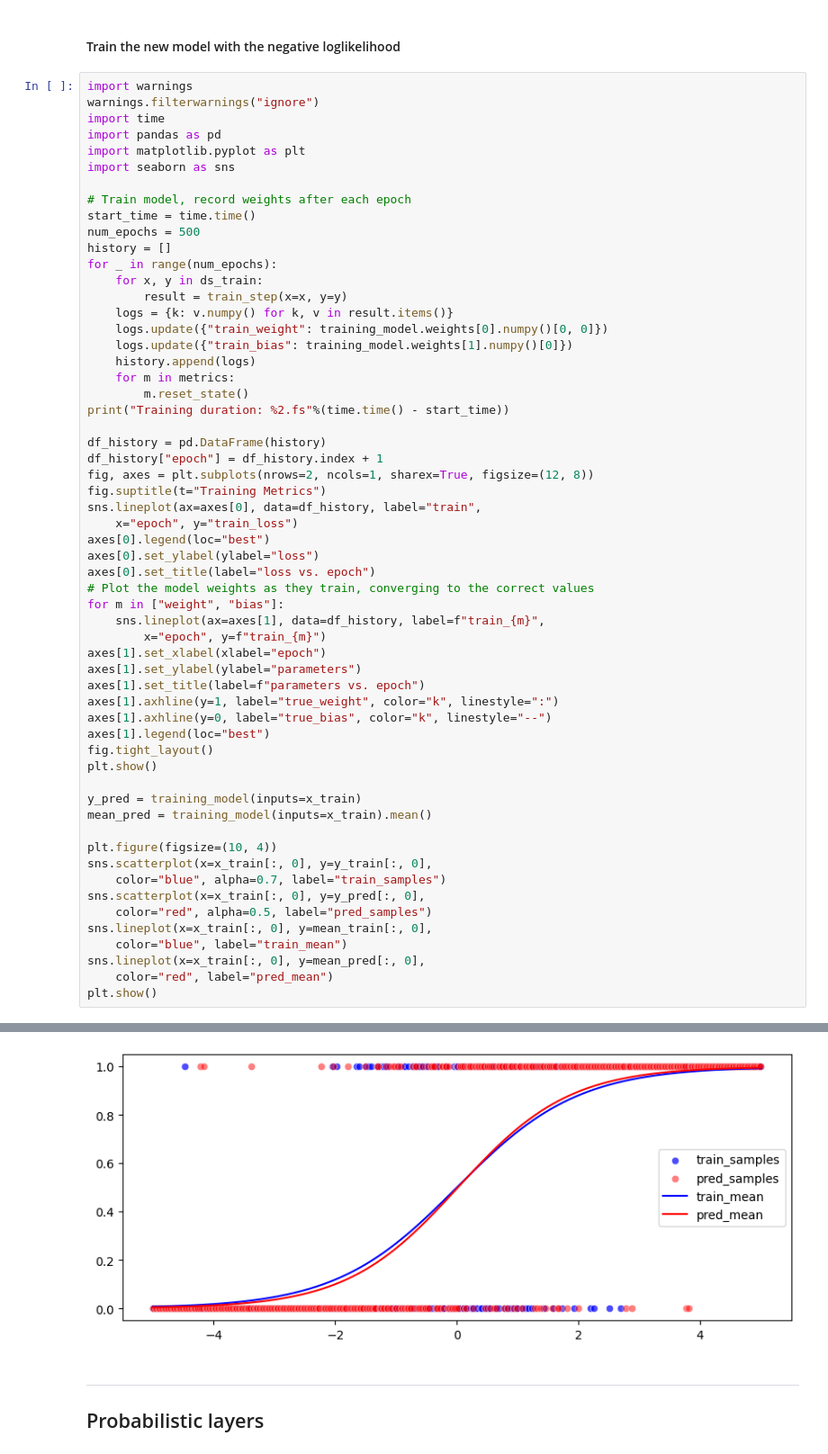
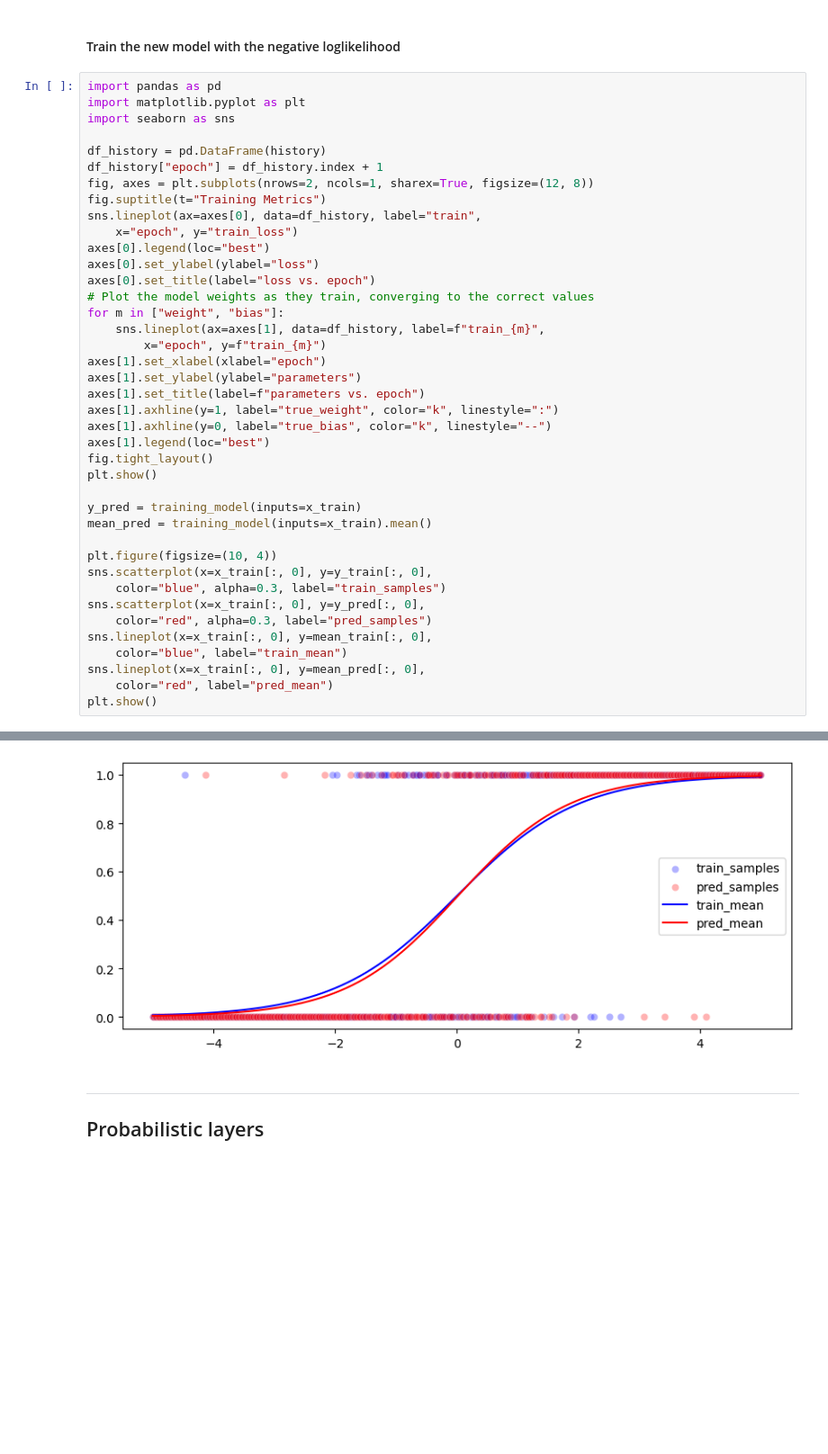
Before and after one commit to MengOonLee/Deep_learning, a Jupyter notebook: TensorFlow/Probabilistic/Bayesian/Bayesian.ipynb, the cells around one changed output, grey strips where cells are left out. Shown at 90% size. Saved outputs shown, nothing was run; the diff lists cells and outputs as text; blank space fills up the shorter version.

```diff
--- a/TensorFlow/Probabilistic/Bayesian/Bayesian.ipynb
+++ b/TensorFlow/Probabilistic/Bayesian/Bayesian.ipynb
@@ -146,27 +165,9 @@ _________________________________________________________________
 # %% [markdown]
 #### Train the new model with the negative loglikelihood
 # %%
-import warnings
-warnings.filterwarnings("ignore")
-import time
 import pandas as pd
 import matplotlib.pyplot as plt
 import seaborn as sns
-
-# Train model, record weights after each epoch
-start_time = time.time()
-num_epochs = 500
-history = []
-for _ in range(num_epochs):
-    for x, y in ds_train:
-        result = train_step(x=x, y=y)
-    logs = {k: v.numpy() for k, v in result.items()}
-    logs.update({"train_weight": training_model.weights[0].numpy()[0, 0]})
-    logs.update({"train_bias": training_model.weights[1].numpy()[0]})
-    history.append(logs)
-    for m in metrics:
-        m.reset_state()
-print("Training duration: %2.fs"%(time.time() - start_time))
 
 df_history = pd.DataFrame(history)
 df_history["epoch"] = df_history.index + 1
@@ -195,9 +196,9 @@ mean_pred = training_model(inputs=x_train).mean()
 
 plt.figure(figsize=(10, 4))
 sns.scatterplot(x=x_train[:, 0], y=y_train[:, 0],
-    color="blue", alpha=0.7, label="train_samples")
+    color="blue", alpha=0.3, label="train_samples")
 sns.scatterplot(x=x_train[:, 0], y=y_pred[:, 0],
-    color="red", alpha=0.5, label="pred_samples")
+    color="red", alpha=0.3, label="pred_samples")
 sns.lineplot(x=x_train[:, 0], y=mean_train[:, 0],
     color="blue", label="train_mean")
 sns.lineplot(x=x_train[:, 0], y=mean_pred[:, 0],
@@ -208,5 +208,5 @@ Training duration: 10s
 [figure]
-[figure, old version]
+[figure, new version]
 # %% [markdown]
 ***
 <a id="coding_tutorial_2"></a>
```
Also changed, not shown: parts of 6 cells of this notebook.
